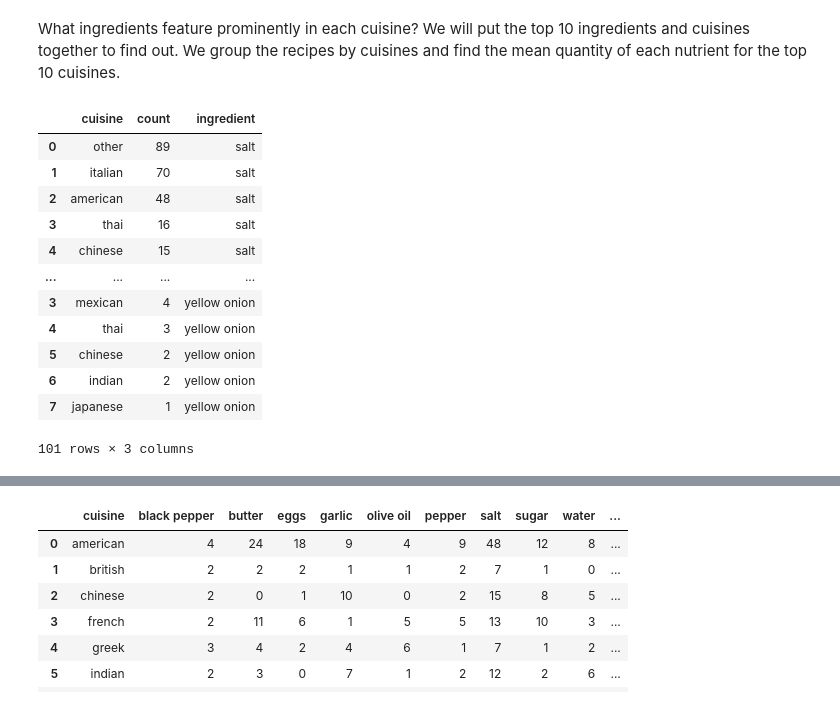
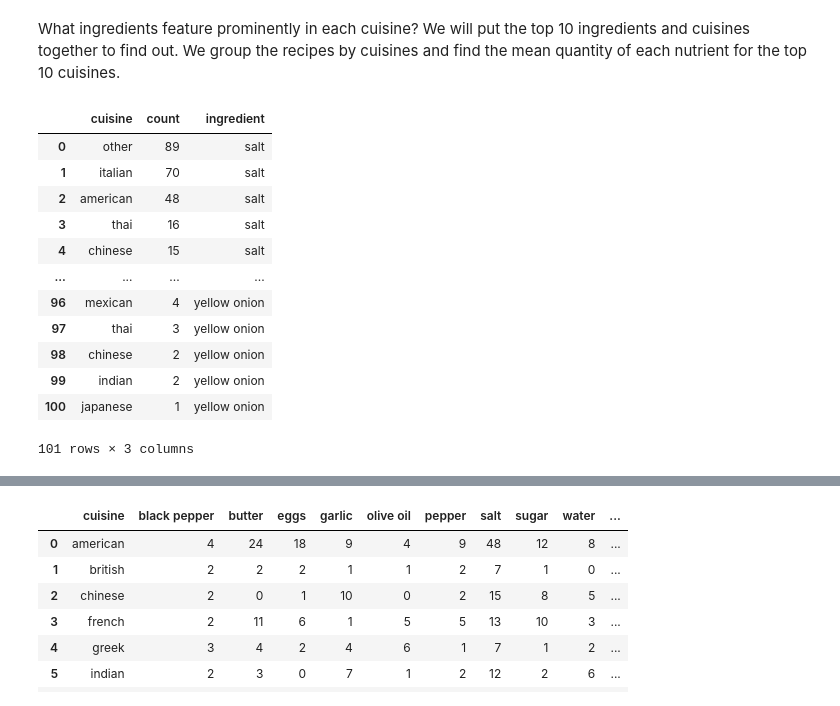
Before and after one commit to lse-ds105/ds105a-project-chadgpt, a Jupyter notebook: notebooks/06 Cuisine Analysis.ipynb, the cells around one changed output, grey strips where cells are left out. Saved outputs shown, nothing was run; the diff lists cells and outputs as text; code cells hidden in the pictures.

```diff
--- a/notebooks/06 Cuisine Analysis.ipynb
+++ b/notebooks/06 Cuisine Analysis.ipynb
@@ -117,27 +117,28 @@ What ingredients feature prominently in each cuisine? We will put the top 10 ing
 # %%
 # for each ingredient, get the frequency of each cuisine
 cuisine_ingredient_df = pd.DataFrame()
 for ingredient in ingredient_frequency_df["ingredient"]:
     ingredient_df = df[df["gpt_ingredients"].apply(lambda x: ingredient in x)]
     cuisine_counts = ingredient_df["cuisine"].value_counts().reset_index()
     cuisine_counts.columns = ["cuisine", "count"]
     cuisine_counts["ingredient"] = ingredient
     cuisine_ingredient_df = pd.concat([cuisine_ingredient_df, cuisine_counts])
+    cuisine_ingredient_df = cuisine_ingredient_df.reset_index(drop=True)
 
 cuisine_ingredient_df
 # %% [output]
 |  | cuisine | count | ingredient |
 | 0 | other | 89 | salt |
 | 1 | italian | 70 | salt |
 | 2 | american | 48 | salt |
 | 3 | thai | 16 | salt |
 | 4 | chinese | 15 | salt |
 | ... | ... | ... | ... |
-| 3 | mexican | 4 | yellow onion |
-| 4 | thai | 3 | yellow onion |
-| 5 | chinese | 2 | yellow onion |
-| 6 | indian | 2 | yellow onion |
-| 7 | japanese | 1 | yellow onion |
+| 96 | mexican | 4 | yellow onion |
+| 97 | thai | 3 | yellow onion |
+| 98 | chinese | 2 | yellow onion |
+| 99 | indian | 2 | yellow onion |
+| 100 | japanese | 1 | yellow onion |
 101 rows × 3 columns
 # %%
 # plot a stacked bar chart of the top 10 ingredients and how often they appear in each cuisine
```
Also changed, not shown: parts of 1 cell of this notebook.
